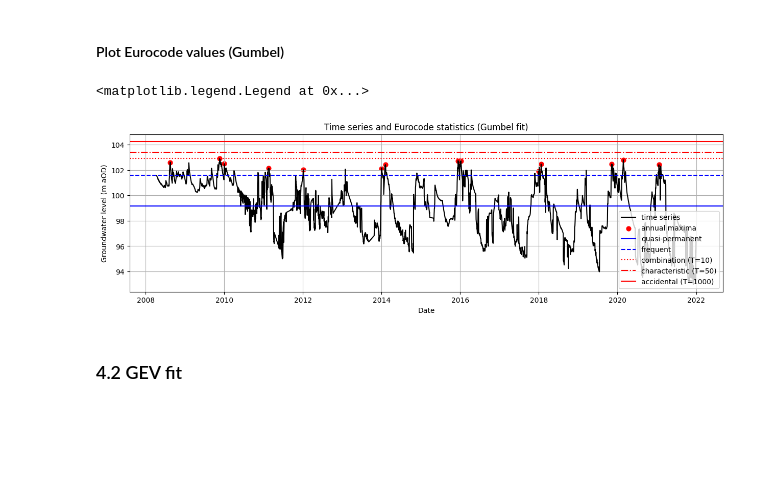
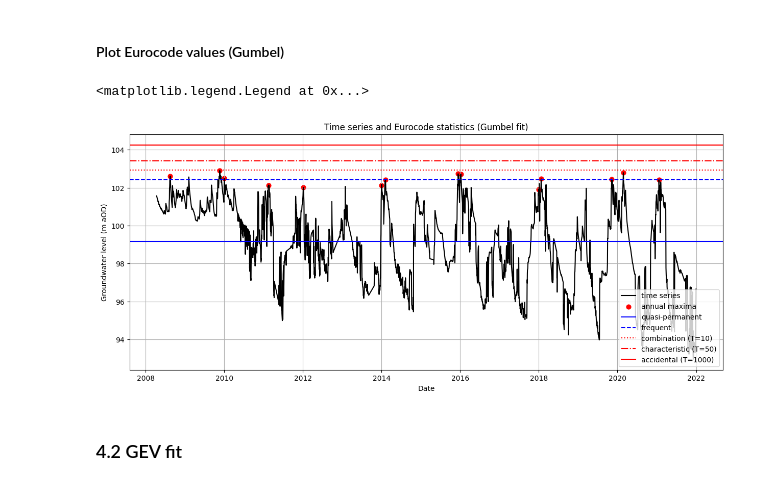
Before and after one commit to timoschweckendiek/Groundwater, a Jupyter notebook: Extreme_value_fit_annual_maxima-AB.ipynb, the cells around one changed output. Drawn from its saved outputs; the diff is of its cells as text; code cells hidden in the pictures; blank space fills up the shorter version.

Commit message:
Fixed issues and enlarged plots

```diff
--- a/Extreme_value_fit_annual_maxima-AB.ipynb
+++ b/Extreme_value_fit_annual_maxima-AB.ipynb
@@ -146,7 +146,7 @@ GEV scale parameter: 0.3174345103441154
 # %% [markdown]
 ### Fit Weibull distribution to the extreme observations obtained with annual maxima
 # %%
-Weibull_par = stats.weibull_max.fit(yearly_maxima_list['level'], method = 'mle')
+Weibull_par = stats.weibull_min.fit(yearly_maxima_list['level'], method = 'mle')
 # Print the estimated parameters
 print(f"Weibull shape parameter: {Weibull_par[0]}")
 print(f"Weibull location parameter: {Weibull_par[1]}")
@@ -188,7 +188,7 @@ axs.legend()
 # %%
 GW_perma = data['level'].quantile(.5)  # CAREFUL, ONLY FOR EVENLY SPACED REASINGS IN TIME
 print('Quasi-permanent (fraction of time exceeded = 50%) ', GW_perma)
-GW_freq = data['level'].quantile(.9)  # CAREFUL, ONLY FOR EVENLY SPACED REASINGS IN TIME
-print('Frequent (fraction of time exceeded = 10%) ', GW_freq)
+GW_freq = data['level'].quantile(.99)  # CAREFUL, ONLY FOR EVENLY SPACED REASINGS IN TIME
+print('Frequent (fraction of time exceeded = 1%) ', GW_freq)
 # %% [output]
 Quasi-permanent (fraction of time exceeded = 50%)  99.176
@@ -211,21 +211,21 @@ Accidental (return period 1000 years)  104.25655026943012
 # %%
 fig, axs = plt.subplots(1, 1)
 axs.plot(data['date'], data['level'], 'k', label='time series')
 axs.scatter(yearly_maxima_list['date'], yearly_maxima_list['level'], 40, 'r', label = 'annual maxima')
 axs.axhline(y = GW_perma, color = 'b', linestyle = '-', label = 'quasi-permanent')
 axs.axhline(y = GW_freq, color = 'b', linestyle = '--', label = 'frequent')
 axs.axhline(y = GW_comb_T10_Gumbel, color = 'r', linestyle = ':', label = 'combination (T=10)')
 axs.axhline(y = GW_char_T50_Gumbel, color = 'r', linestyle = '-.', label = 'characteristic (T=50)')
 axs.axhline(y = GW_acc_T1000_Gumbel, color = 'r', linestyle = '-', label = 'accidental (T=1000)')
 axs.set_title('Time series and Eurocode statistics (Gumbel fit)')
 axs.set_xlabel('Date')
 axs.set_ylabel(datalabel)
-fig.set_size_inches(15, 4)
+fig.set_size_inches(15, 6)
 axs.grid()
 axs.legend(loc='lower right')
 # %% [output]
 <matplotlib.legend.Legend at 0x...>
-[figure, old version]
+[figure, new version]
 # %% [markdown]
 ### 4.2 GEV fit
 # %%
```
Also changed, not shown: parts of 7 cells of this notebook.
